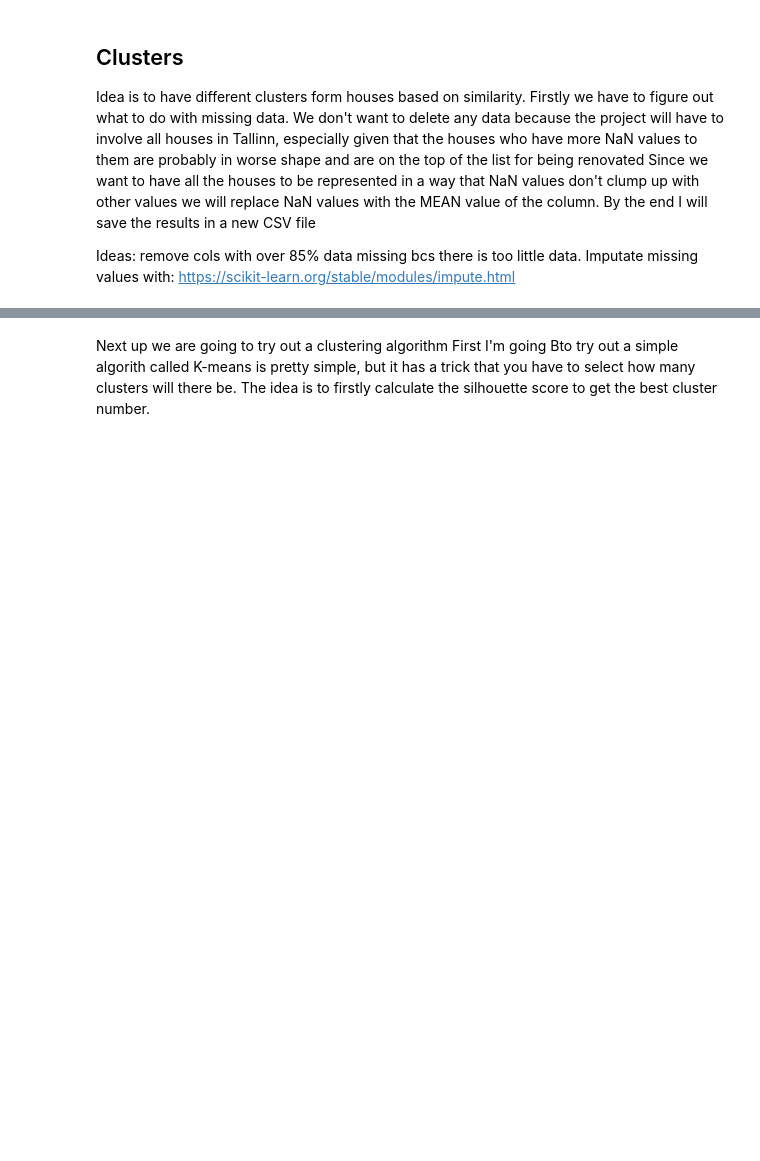
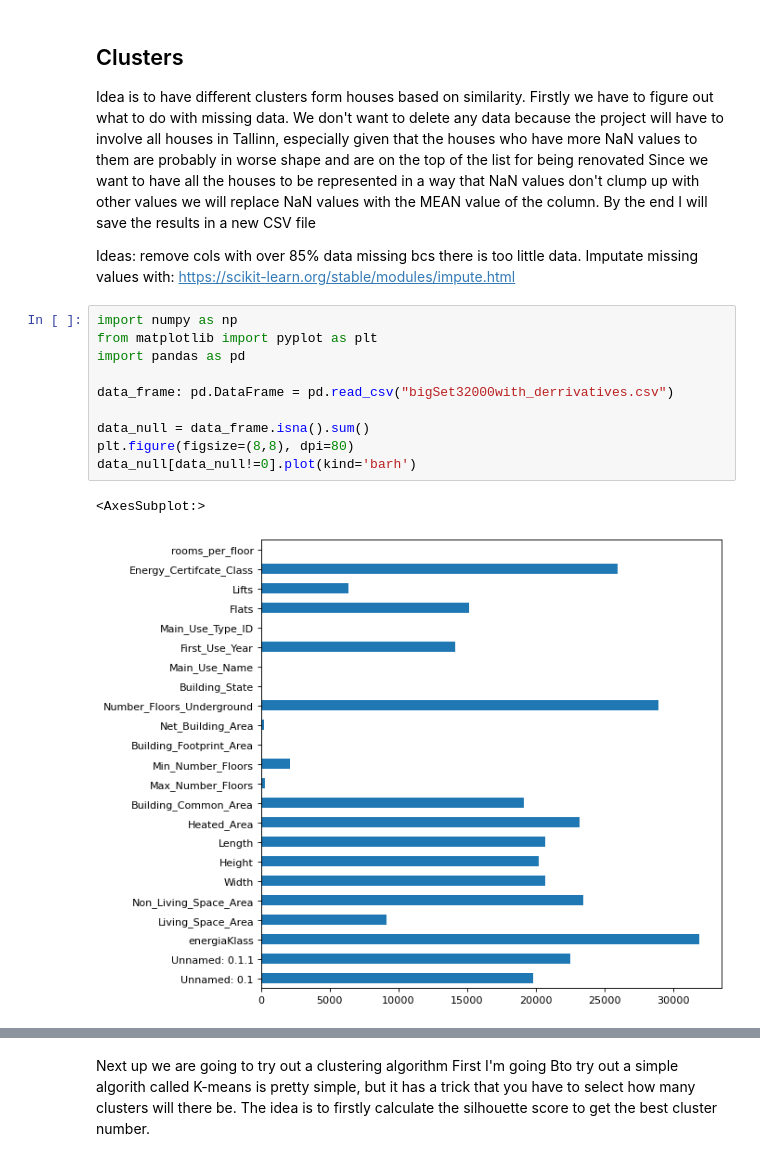
Before and after one commit to PeeterTarvas/PeeterTarvasThesis, a Jupyter notebook: Clustering.ipynb, the cells around one changed output, grey strips where cells are left out. Saved outputs shown, nothing was run; the diff lists cells and outputs as text; blank space fills up the shorter version.

```diff
--- a/Clustering.ipynb
+++ b/Clustering.ipynb
@@ -10,3 +10,16 @@ By the end I will save the results in a new CSV file
 
 Ideas: remove cols with over 85% data missing bcs there is too little data.
 Imputate missing values with: https://scikit-learn.org/stable/modules/impute.html
+# %%
+import numpy as np
+from matplotlib import pyplot as plt
+import pandas as pd
+
+data_frame: pd.DataFrame = pd.read_csv("bigSet32000with_derrivatives.csv")
+
+data_null = data_frame.isna().sum()
+plt.figure(figsize=(8,8), dpi=80)
+data_null[data_null!=0].plot(kind='barh')
+# %% [output]
+<AxesSubplot:>
+[figure, added]
```
Also changed, not shown: parts of 4 cells of this notebook.
